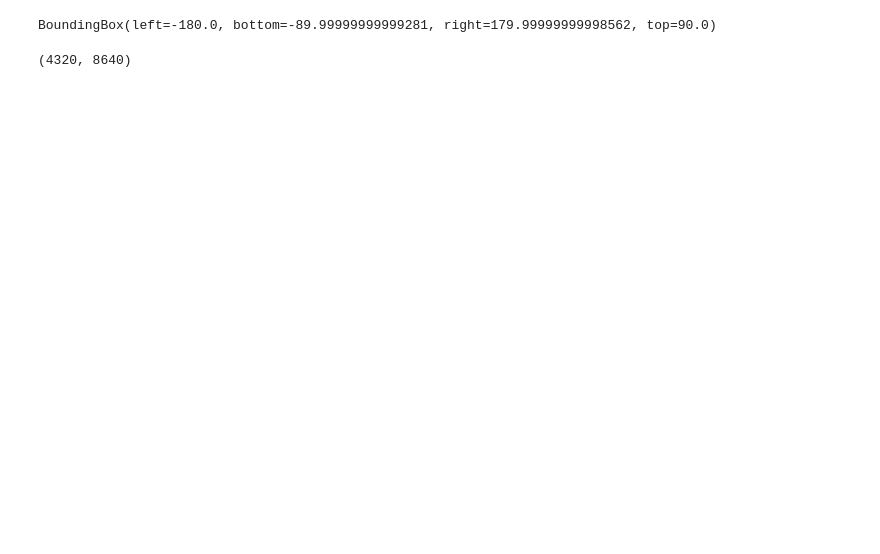
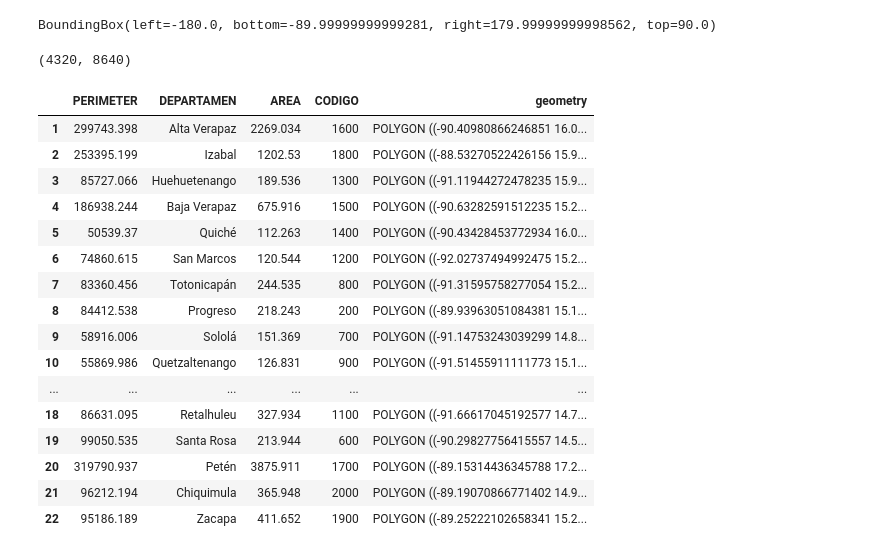
Before and after one commit to Guitlle/gf, a Jupyter notebook: outcome_measurement/malaria/gtm/GTM - Malaria - Malaria Atlas Project preprocessing.ipynb, the cells around one changed output. Saved outputs shown, nothing was run; the diff lists cells and outputs as text; code cells hidden in the pictures; blank space fills up the shorter version.

```diff
--- a/outcome_measurement/malaria/gtm/GTM - Malaria - Malaria Atlas Project preprocessing.ipynb
+++ b/outcome_measurement/malaria/gtm/GTM - Malaria - Malaria Atlas Project preprocessing.ipynb
@@ -30,3 +33,23 @@ munis = gp.read_file("../../../../Covariates and Other Data/GIS/GT-IGN-cartograf
+# %%
+deptos
+# %% [output]
+|  | PERIMETER | DEPARTAMEN | AREA | CODIGO | geometry |
+| 1 | 299743.398 | Alta Verapaz | 2269.034 | 1600 | POLYGON ((-90.40980866246851 16.0... |
+| 2 | 253395.199 | Izabal | 1202.53 | 1800 | POLYGON ((-88.53270522426156 15.9... |
+| 3 | 85727.066 | Huehuetenango | 189.536 | 1300 | POLYGON ((-91.11944272478235 15.9... |
+| 4 | 186938.244 | Baja Verapaz | 675.916 | 1500 | POLYGON ((-90.63282591512235 15.2... |
+| 5 | 50539.37 | Quiché | 112.263 | 1400 | POLYGON ((-90.43428453772934 16.0... |
+| 6 | 74860.615 | San Marcos | 120.544 | 1200 | POLYGON ((-92.02737494992475 15.2... |
+| 7 | 83360.456 | Totonicapán | 244.535 | 800 | POLYGON ((-91.31595758277054 15.2... |
+| 8 | 84412.538 | Progreso | 218.243 | 200 | POLYGON ((-89.93963051084381 15.1... |
+| 9 | 58916.006 | Sololá | 151.369 | 700 | POLYGON ((-91.14753243039299 14.8... |
+| 10 | 55869.986 | Quetzaltenango | 126.831 | 900 | POLYGON ((-91.51455911111773 15.1... |
+| ... | ... | ... | ... | ... | ... |
+| 18 | 86631.095 | Retalhuleu | 327.934 | 1100 | POLYGON ((-91.66617045192577 14.7... |
+| 19 | 99050.535 | Santa Rosa | 213.944 | 600 | POLYGON ((-90.29827756415557 14.5... |
+| 20 | 319790.937 | Petén | 3875.911 | 1700 | POLYGON ((-89.15314436345788 17.2... |
+| 21 | 96212.194 | Chiquimula | 365.948 | 2000 | POLYGON ((-89.19070866771402 14.9... |
+| 22 | 95186.189 | Zacapa | 411.652 | 1900 | POLYGON ((-89.25222102658341 15.2... |
 # %%
 munis_malap_masks = [mask.mask(map_raster, [muni["geometry"].__geo_interface__], crop=True) for i, muni in munis.iterrows()]
 # %%
```
Also changed, not shown: parts of 6 cells of this notebook, 1 other file.
